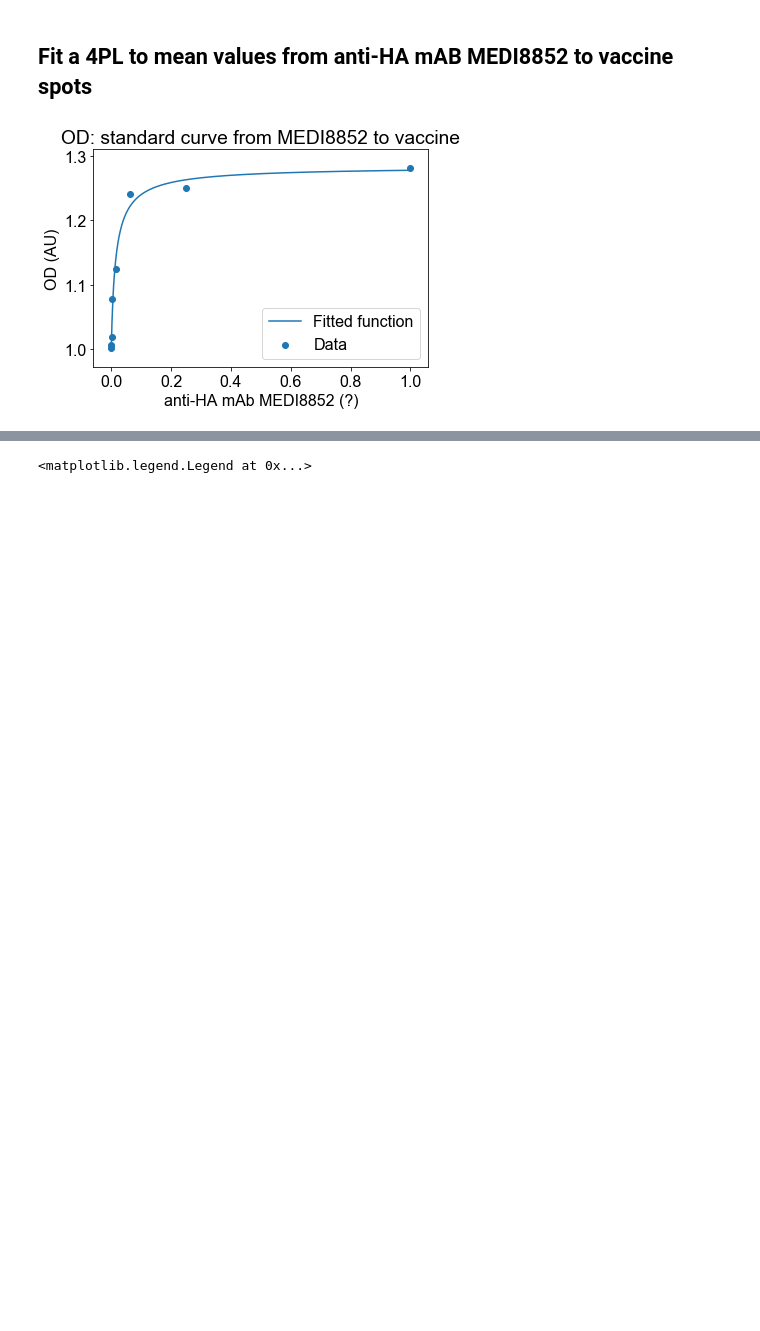
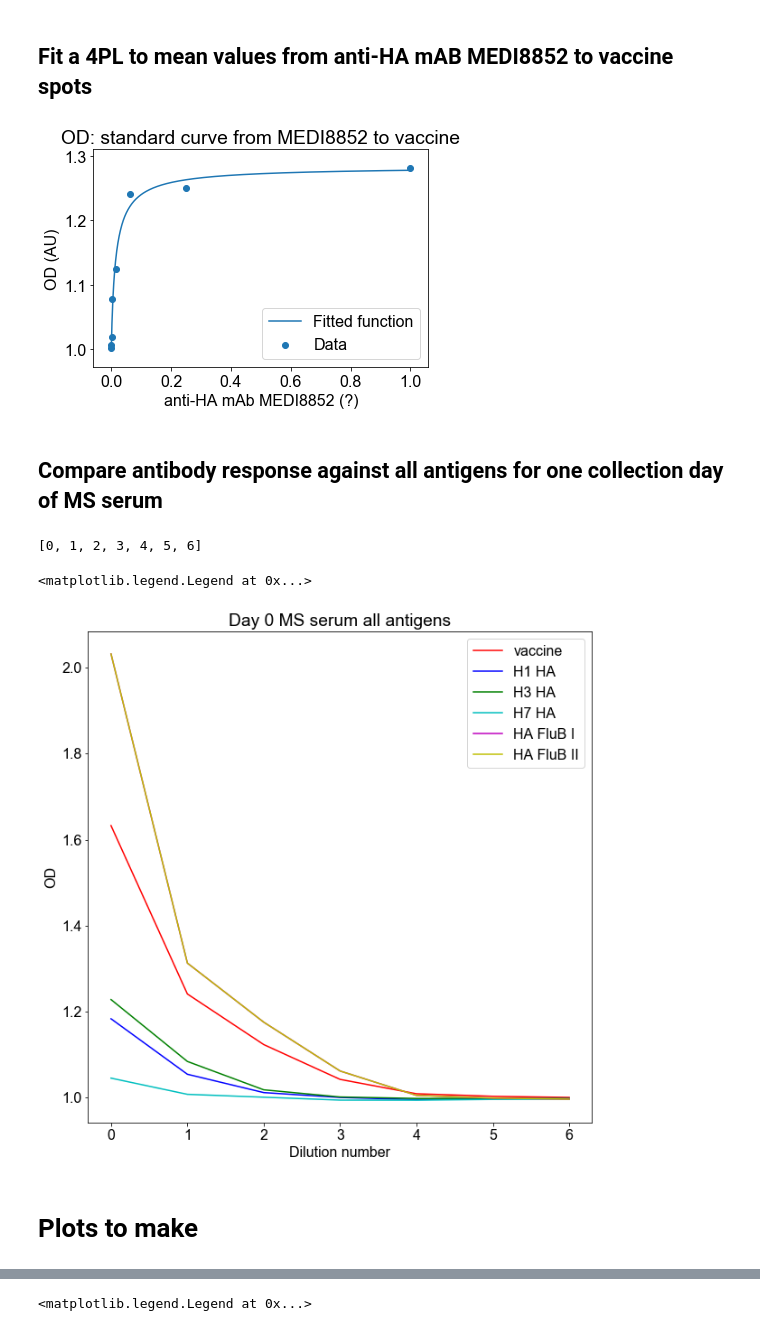
Before and after one commit to mehta-lab/multiSero, a Jupyter notebook: notebooks_interpretation/20200115_plate4_AEP_Feb3_6mousesera.ipynb, the cells around one changed output, grey strips where cells are left out. Drawn from its saved outputs; the diff is of its cells as text; code cells hidden in the pictures; blank space fills up the shorter version.

```diff
--- a/notebooks_interpretation/20200115_plate4_AEP_Feb3_6mousesera.ipynb
+++ b/notebooks_interpretation/20200115_plate4_AEP_Feb3_6mousesera.ipynb
@@ -376,3 +376,48 @@ plt.title('OD: standard curve from MEDI8852 to vaccine');
 plt.show()
 # %% [output]
 [figure]
+# %% [markdown]
+## Compare antibody response against all antigens for one collection day of MS serum
+# %%
+dilutions= [0,1,2,3,4,5,6]
+pprint(dilutions)
+# %% [output]
+[0, 1, 2, 3, 4, 5, 6]
+# %%
+#All dilutions for each day
+Day0=['A4','B4','C4','D4','E4','F4','G4']
+Day7=['A5','B5','C5','D5','E5','F5','G5']
+Day14=['A6','B6','C6','D6','E6','F6','G6']
+Day21=['A7','B7','C7','D7','E7','F7','G7']
+
+
+# Generate a stack of all ODs for an MS antibody response per antigen on Day0
+FluVaccineMSDay0=np.stack([ODwellbyantigen[wellIdx == well, antigenIdx == 'Flu vaccine 2018-2019'] for well in Day0])
+H1HAMSDay0=np.stack([ODwellbyantigen[wellIdx == well, antigenIdx == 'H1 HA'] for well in Day0])
+H3HAMSDay0=np.stack([ODwellbyantigen[wellIdx == well, antigenIdx == 'H3 HA'] for well in Day0])
+H7HAMSDay0=np.stack([ODwellbyantigen[wellIdx == well, antigenIdx == 'H7 HA'] for well in Day0])
+HAFluBIMSDay0=np.stack([ODwellbyantigen[wellIdx == well, antigenIdx == 'HA FluB I'] for well in Day0])
+HAFluBIIMSDay0=np.stack([ODwellbyantigen[wellIdx == well, antigenIdx == 'HA FluB II'] for well in Day0])
+
+# Generate means per well
+mFluVaccineMSDay0=np.mean(FluVaccineMSDay0,axis=1) # average within each well.
+mH1HAMSDay0=np.mean(H1HAMSDay0,axis=1)
+mH3HAMSDay0=np.mean(H3HAMSDay0,axis=1)
+mH7HAMSDay0=np.mean(H7HAMSDay0,axis=1)
+mHAFluBIMSDay0=np.mean(HAFluBIMSDay0,axis=1)
+mHAFluBIIMSDay0=np.mean(HAFluBIMSDay0,axis=1)
+
+plt.figure(figsize=(10,10))
+plt.plot(dilutions,mFluVaccineMSDay0,'r', dilutions,mH1HAMSDay0,'b',dilutions,mH3HAMSDay0, 'g', dilutions,mH7HAMSDay0,'c', dilutions,mHAFluBIMSDay0,'m', dilutions, mHAFluBIIMSDay0, 'y')
+plt.xlabel('Dilution number')
+plt.ylabel('OD')
+plt.title('Day 0 MS serum all antigens')
+plt.legend(['vaccine', 'H1 HA', 'H3 HA', 'H7 HA', 'HA FluB I', 'HA FluB II'])
+# antigen114mouse2=np.mean(antigen114mouse2,axis=1)
+# antigen114mouse2Replicate=0.5*(antigen114mouse2[0::2]+antigen114mouse2[1::2])
+# plt.plot(np.log(dilutions),np.log(antigen114mouse2Replicate))
+# %% [output]
+<matplotlib.legend.Legend at 0x...>
+[figure, added]
+# %% [markdown]
+# Plots to make
```
Also changed, not shown: parts of 2 cells of this notebook.
